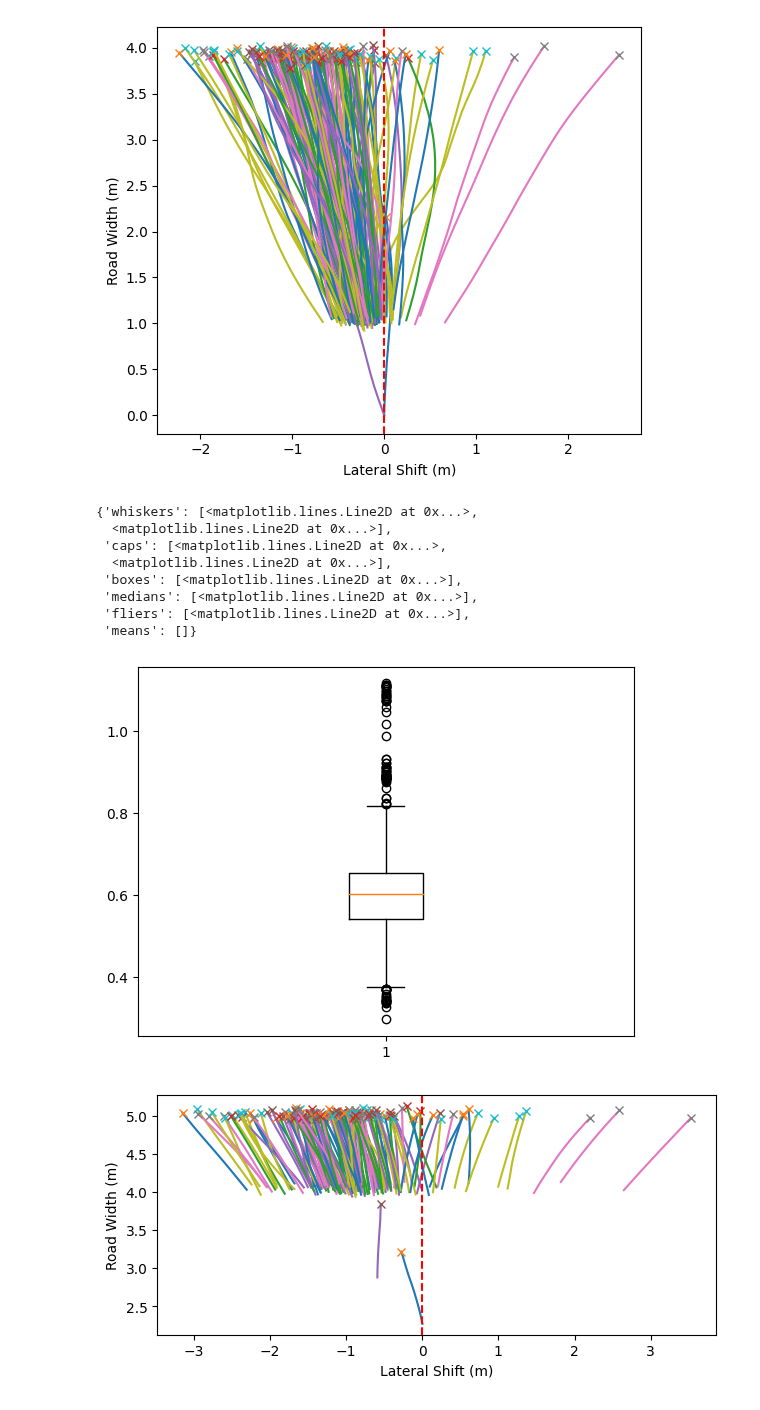
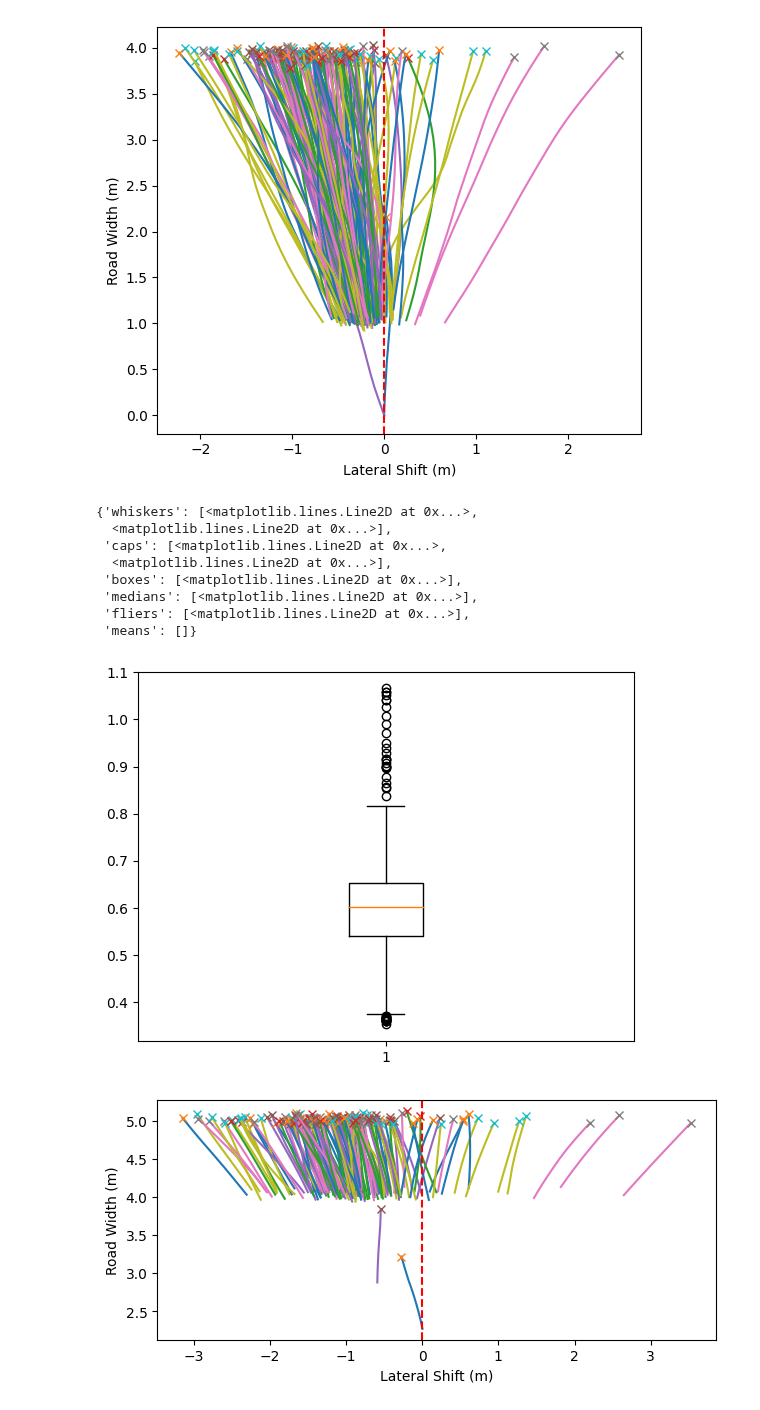
Before and after one commit to BUET-AV/behavior-hypotheses, a Jupyter notebook: src/notebooks/Behavior_Hypotheses_straight_line-muktadir.ipynb, the cells around one changed output. Drawn from its saved outputs; the diff is of its cells as text; code cells hidden in the pictures.

```diff
--- a/src/notebooks/Behavior_Hypotheses_straight_line-muktadir.ipynb
+++ b/src/notebooks/Behavior_Hypotheses_straight_line-muktadir.ipynb
@@ -156,17 +156,17 @@ visualizer.show(midDf, idCol = 'uniqueTrackId', xCol = 'localX', yCol = 'localY'
 # %% [output]
 [figure]
 # %%
-plt.boxplot(midDf["speed"])
+plt.boxplot(startingDf["speed"])
 # %% [output]
 {'whiskers': [<matplotlib.lines.Line2D at 0x...>,
   <matplotlib.lines.Line2D at 0x...>],
  'caps': [<matplotlib.lines.Line2D at 0x...>,
   <matplotlib.lines.Line2D at 0x...>],
  'boxes': [<matplotlib.lines.Line2D at 0x...>],
  'medians': [<matplotlib.lines.Line2D at 0x...>],
  'fliers': [<matplotlib.lines.Line2D at 0x...>],
  'means': []}
-[figure, old version]
+[figure, new version]
 # %%
 endDf = cleanPedDf[(cleanPedDf["displacementY"] >= 4)].copy()
 visualizer.show(endDf, idCol = 'uniqueTrackId', xCol = 'localX', yCol = 'localY')
```
Also changed, not shown: 2 other files.
